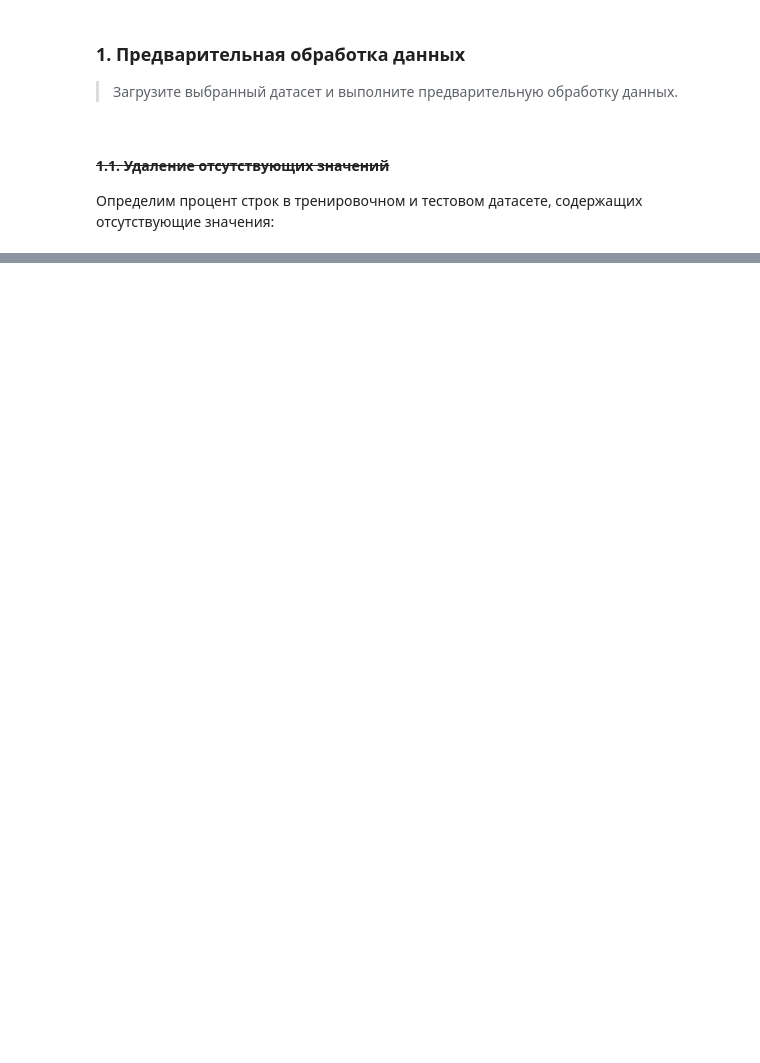
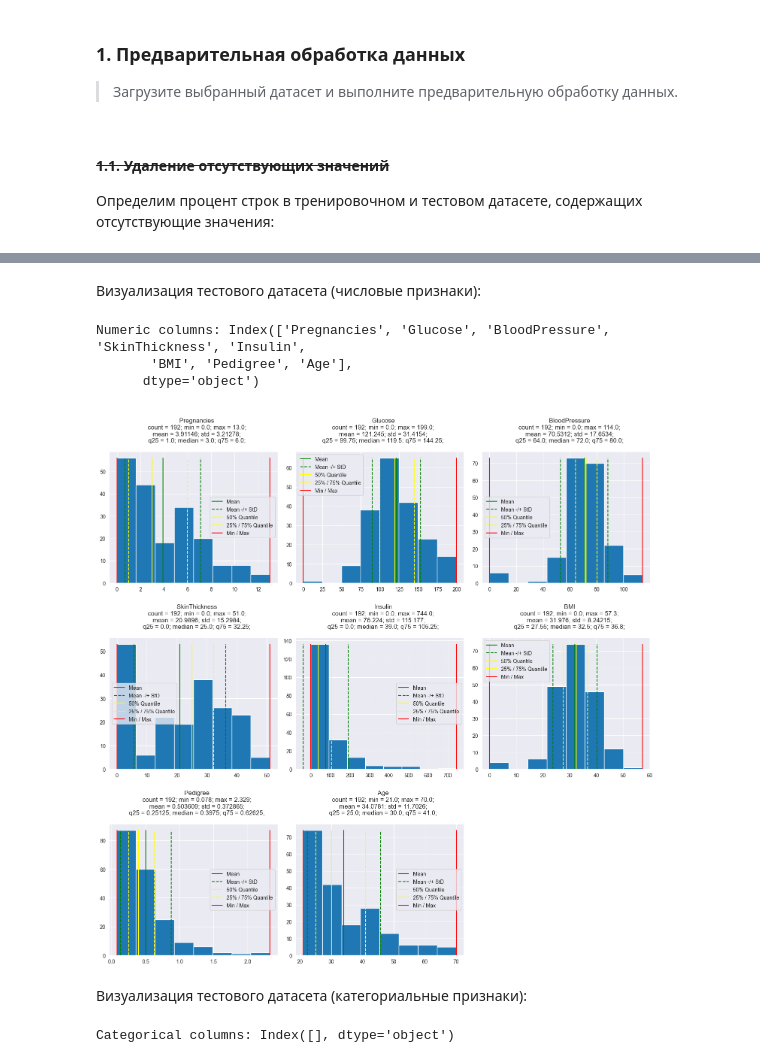
Before and after one commit to Vad1mChK/LabsAiSystems, a Jupyter notebook: lab6/lab6.ipynb, the cells around one changed output, grey strips where cells are left out. Drawn from its saved outputs; the diff is of its cells as text; code cells hidden in the pictures; blank space fills up the shorter version.

```diff
--- a/lab6/lab6.ipynb
+++ b/lab6/lab6.ipynb
@@ -280,0 +330,15 @@ x_train_norm.head()
+# %% [markdown]
+Визуализация тестового датасета (числовые признаки):
+# %%
+visualize_numeric_columns(x_test)
+# %% [output]
+Numeric columns: Index(['Pregnancies', 'Glucose', 'BloodPressure', 'SkinThickness', 'Insulin',
+       'BMI', 'Pedigree', 'Age'],
+      dtype='object')
+[figure, added]
+# %% [markdown]
+Визуализация тестового датасета (категориальные признаки):
+# %%
+visualize_categorical_columns(x_test)
+# %% [output]
+Categorical columns: Index([], dtype='object')
```
Also changed, not shown: parts of 71 cells of this notebook.
